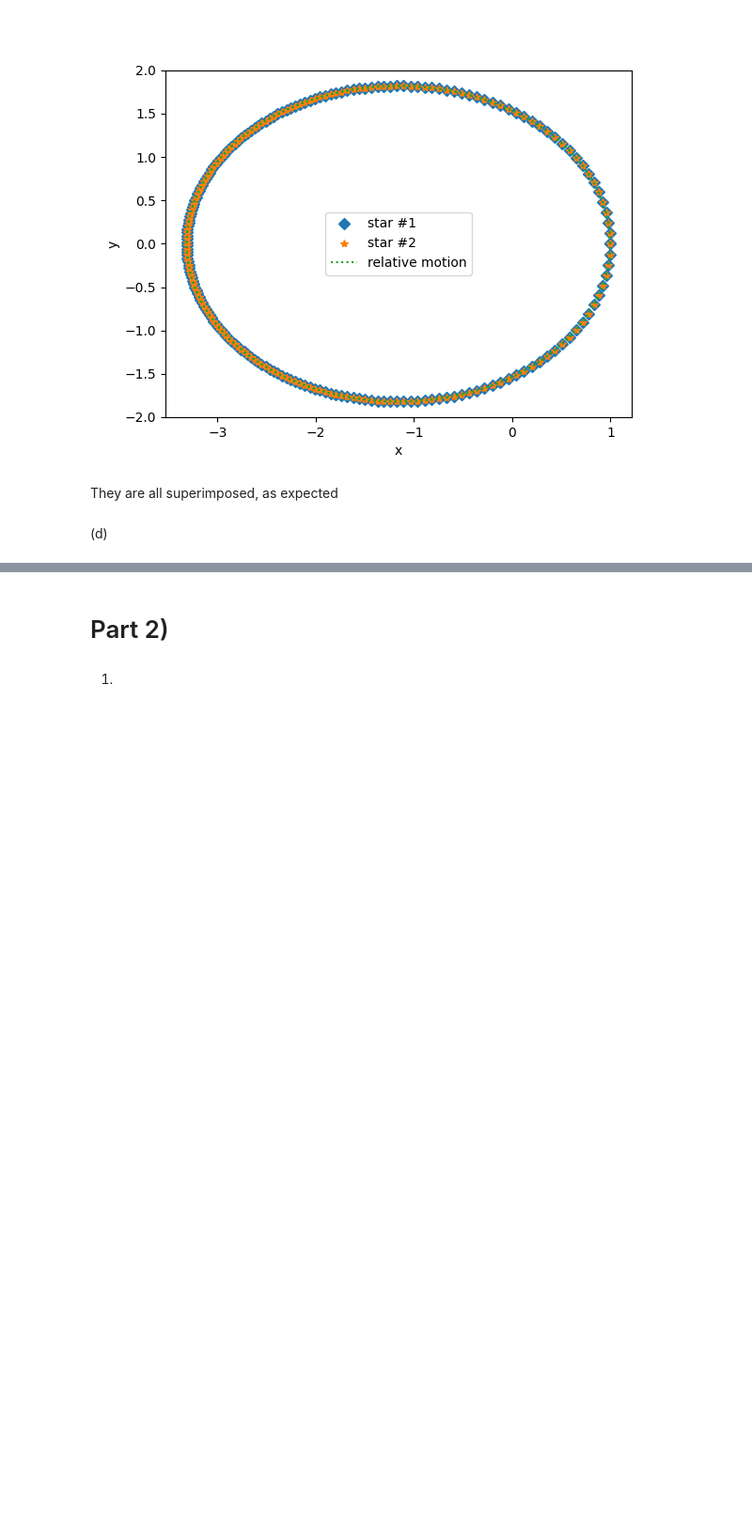
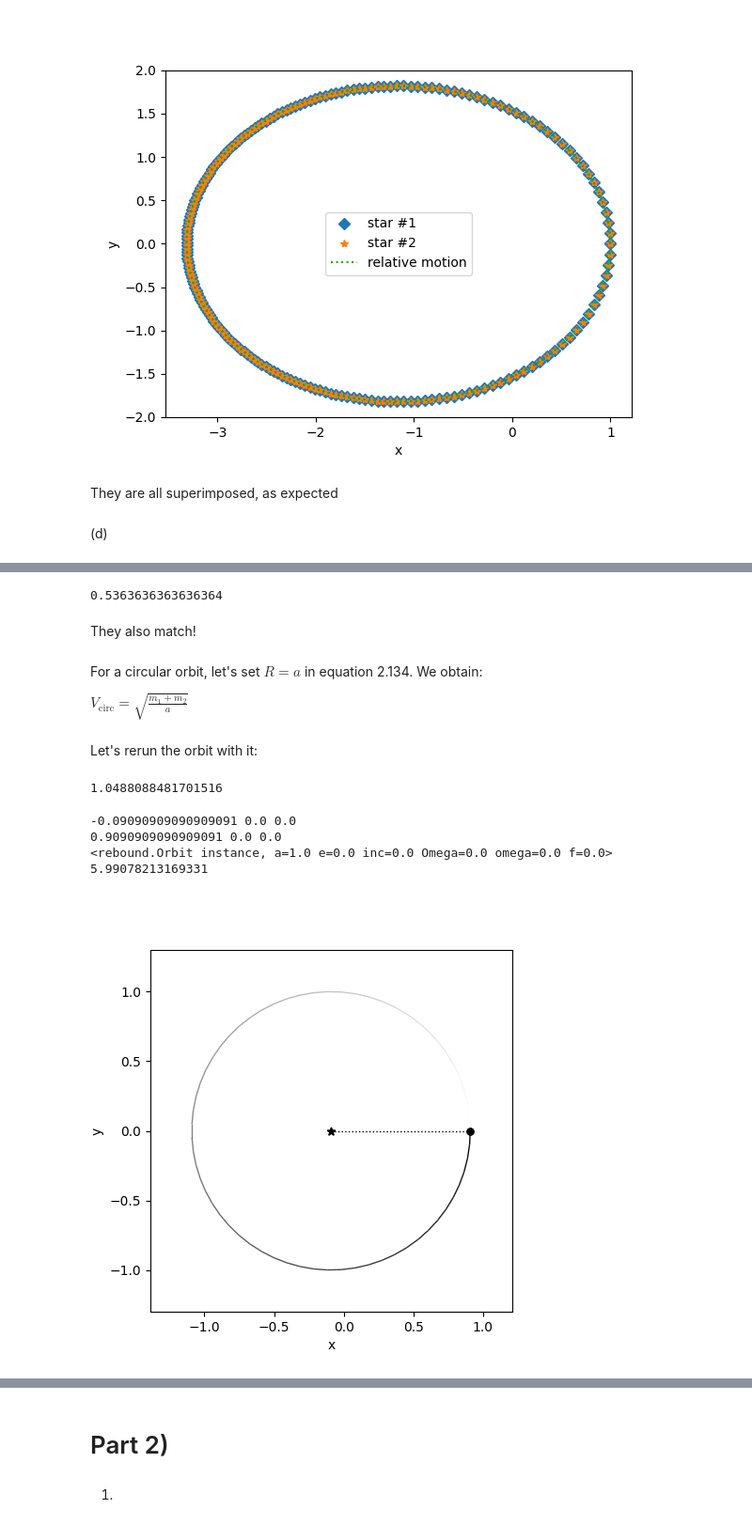
Before and after one commit to PatrickHorlaville/PHYS633, a Jupyter notebook: week1/numerical.ipynb, the cells around one changed output, grey strips where cells are left out. Shown at 94% size. Cells and saved outputs as stored; diff of their text form; code cells hidden in the pictures; blank space fills up the shorter version.

```diff
--- a/week1/numerical_exercises.ipynb
+++ b/week1/numerical.ipynb
@@ -303,0 +331,53 @@ They are all superimposed, as expected
+# %%
+o.e
+# %% [output]
+0.5363636363636364
+# %% [markdown]
+They also match!
+# %% [markdown]
+For a circular orbit, let's set $R = a$ in equation 2.134. We obtain:
+
+$V_{\mathrm{circ}} = \sqrt{\frac{m_1 + m_2}{a}}$
+# %% [markdown]
+Let's rerun the orbit with it:
+# %%
+v_circ = np.sqrt(1.1/1)
+print(v_circ)
+# %% [output]
+1.0488088481701516
+# %%
+# set up parameters for star #1
+m1 = 1 # mass
+x10 = 0 # initial x position
+y10 = 0 # initial y position
+vx10 = 0 # initial x velocity
+vy10 = 0 # initial y velocity
+
+# set up parameters for star #2
+m2 = .1 # mass
+x20 = 1 # initial x position
+y20 = 0 # initial y position
+vx20 = 0 # initial x velocity
+vy20= v_circ # initial y velocity
+
+# set up the simulation
+sim = rebound.Simulation()
+sim.add(m=m1, x=x10, y=y10, vx=vx10, vy=vy10) # first star
+sim.add(m=m2, x=x20, y=y20, vx=vx20, vy=vy20) # second star
+sim.move_to_com()
+
+# plot the positions and instantaneous orbit
+op = rebound.OrbitPlot(sim, periastron=True)
+
+# output info about the particles and the orbit
+for p in sim.particles:
+    print(p.x, p.y, p.z)
+for o in sim.orbits():
+    print(o)
+    print(o.P)
+# %% [output]
+-0.09090909090909091 0.0 0.0
+0.9090909090909091 0.0 0.0
+<rebound.Orbit instance, a=1.0 e=0.0 inc=0.0 Omega=0.0 omega=0.0 f=0.0>
+5.99078213169331
+[figure, added]
```
Also changed, not shown: parts of 11 cells of this notebook.
